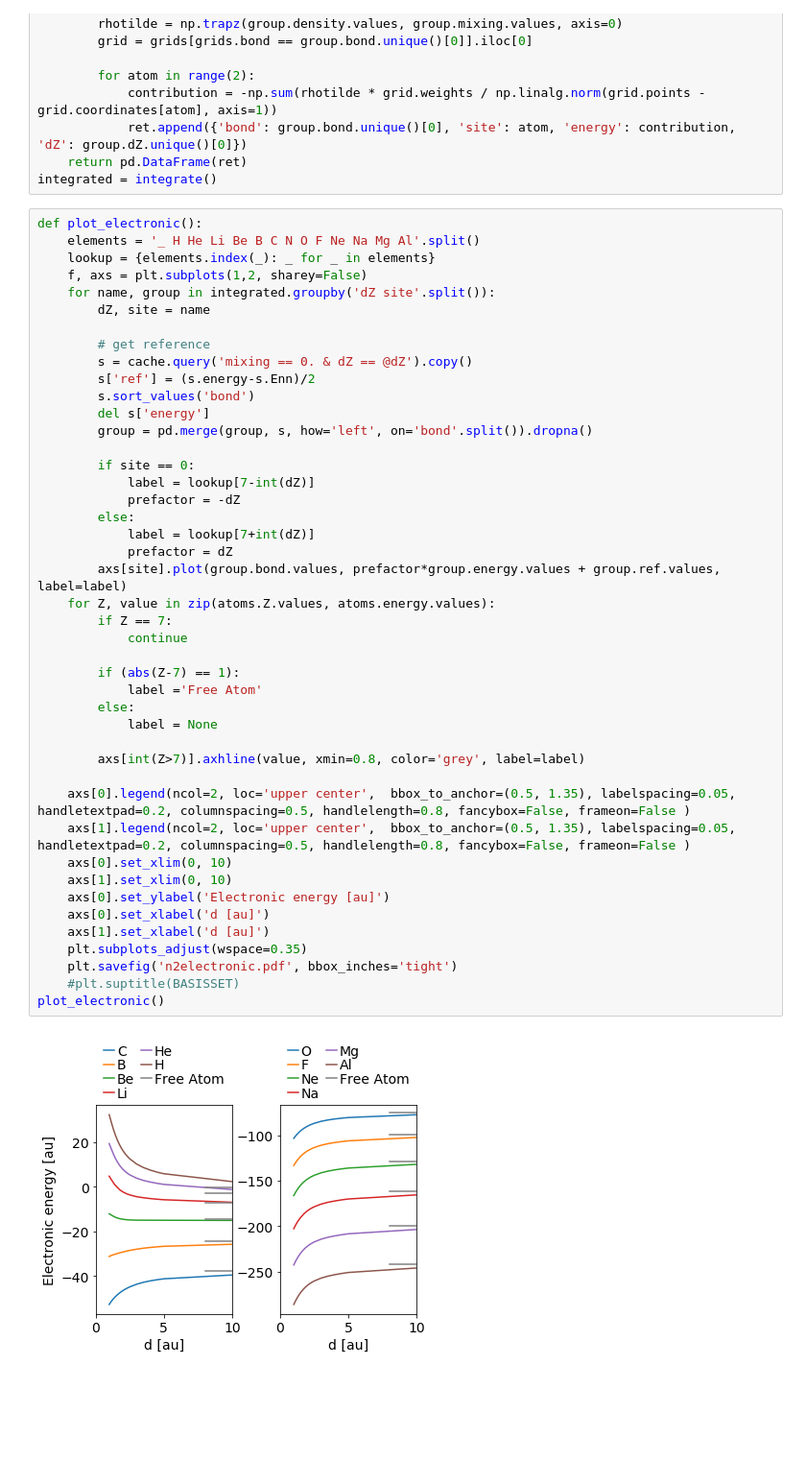
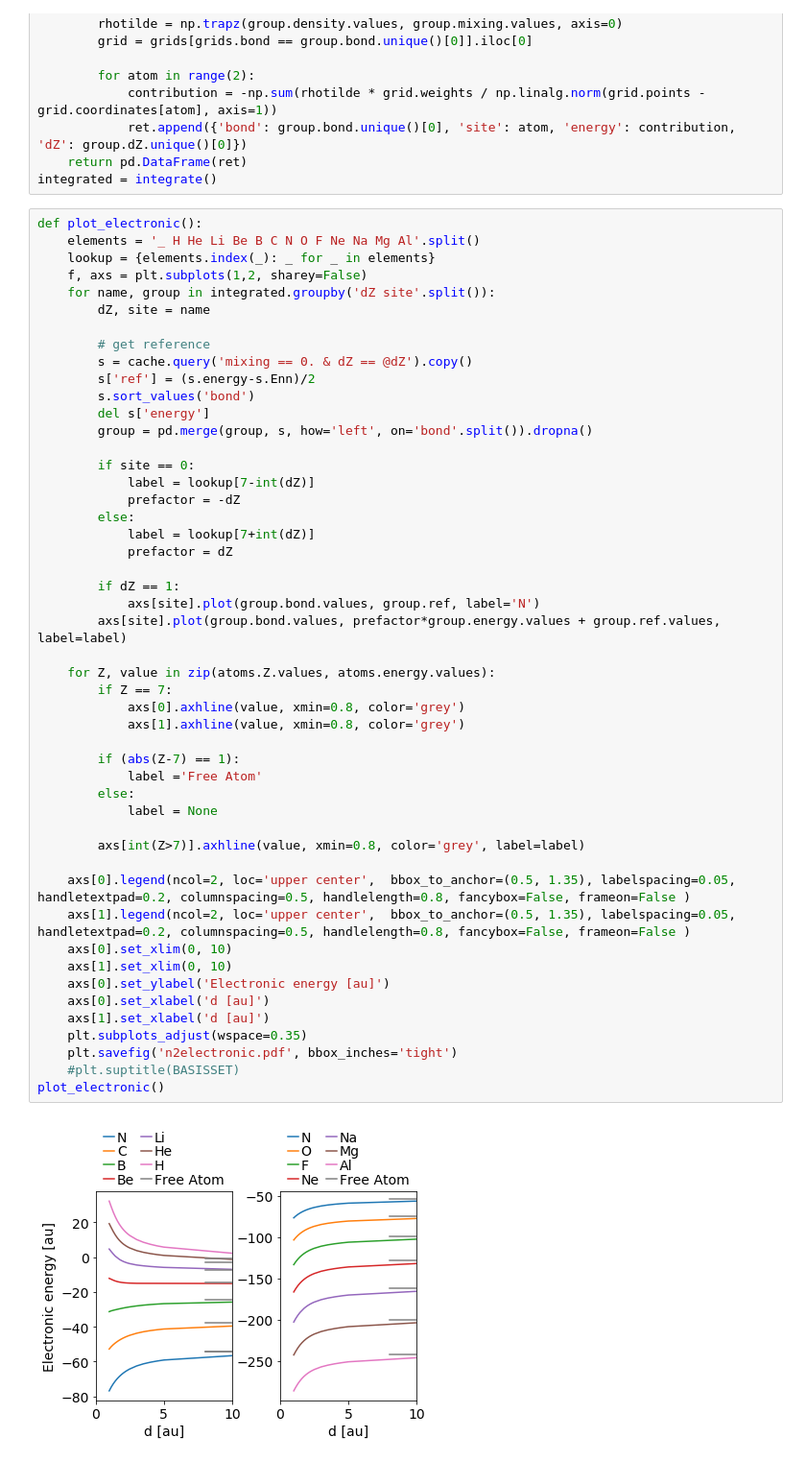
Before and after one commit to ferchault/APDFT-TI, a Jupyter notebook: notebooks/N2Visualisation.ipynb, the cells around one changed output. Shown at 96% size. Cells and saved outputs as stored; diff of their text form; blank space fills up the shorter version.

Commit message:
Include N in figures

```diff
--- a/notebooks/N2Visualisation.ipynb
+++ b/notebooks/N2Visualisation.ipynb
@@ -55,35 +55,40 @@ def plot_electronic():
 
         if site == 0:
             label = lookup[7-int(dZ)]
             prefactor = -dZ
         else:
             label = lookup[7+int(dZ)]
             prefactor = dZ
+
+        if dZ == 1:
+            axs[site].plot(group.bond.values, group.ref, label='N')
         axs[site].plot(group.bond.values, prefactor*group.energy.values + group.ref.values, label=label)
+
     for Z, value in zip(atoms.Z.values, atoms.energy.values):
         if Z == 7:
-            continue
+            axs[0].axhline(value, xmin=0.8, color='grey')
+            axs[1].axhline(value, xmin=0.8, color='grey')
 
         if (abs(Z-7) == 1):
             label ='Free Atom'
         else:
             label = None
 
         axs[int(Z>7)].axhline(value, xmin=0.8, color='grey', label=label)
 
     axs[0].legend(ncol=2, loc='upper center',  bbox_to_anchor=(0.5, 1.35), labelspacing=0.05, handletextpad=0.2, columnspacing=0.5, handlelength=0.8, fancybox=False, frameon=False )
     axs[1].legend(ncol=2, loc='upper center',  bbox_to_anchor=(0.5, 1.35), labelspacing=0.05, handletextpad=0.2, columnspacing=0.5, handlelength=0.8, fancybox=False, frameon=False )
     axs[0].set_xlim(0, 10)
     axs[1].set_xlim(0, 10)
     axs[0].set_ylabel('Electronic energy [au]')
     axs[0].set_xlabel('d [au]')
     axs[1].set_xlabel('d [au]')
     plt.subplots_adjust(wspace=0.35)
     plt.savefig('n2electronic.pdf', bbox_inches='tight')
     #plt.suptitle(BASISSET)
 plot_electronic()
 # %% [output]
-[figure, old version]
+[figure, new version]
 # %%
 def plot_total():
     elements = '_ H He Li Be B C N O F Ne Na Mg Al'.split()
```
Also changed, not shown: parts of 1 cell of this notebook, 2 other files.
